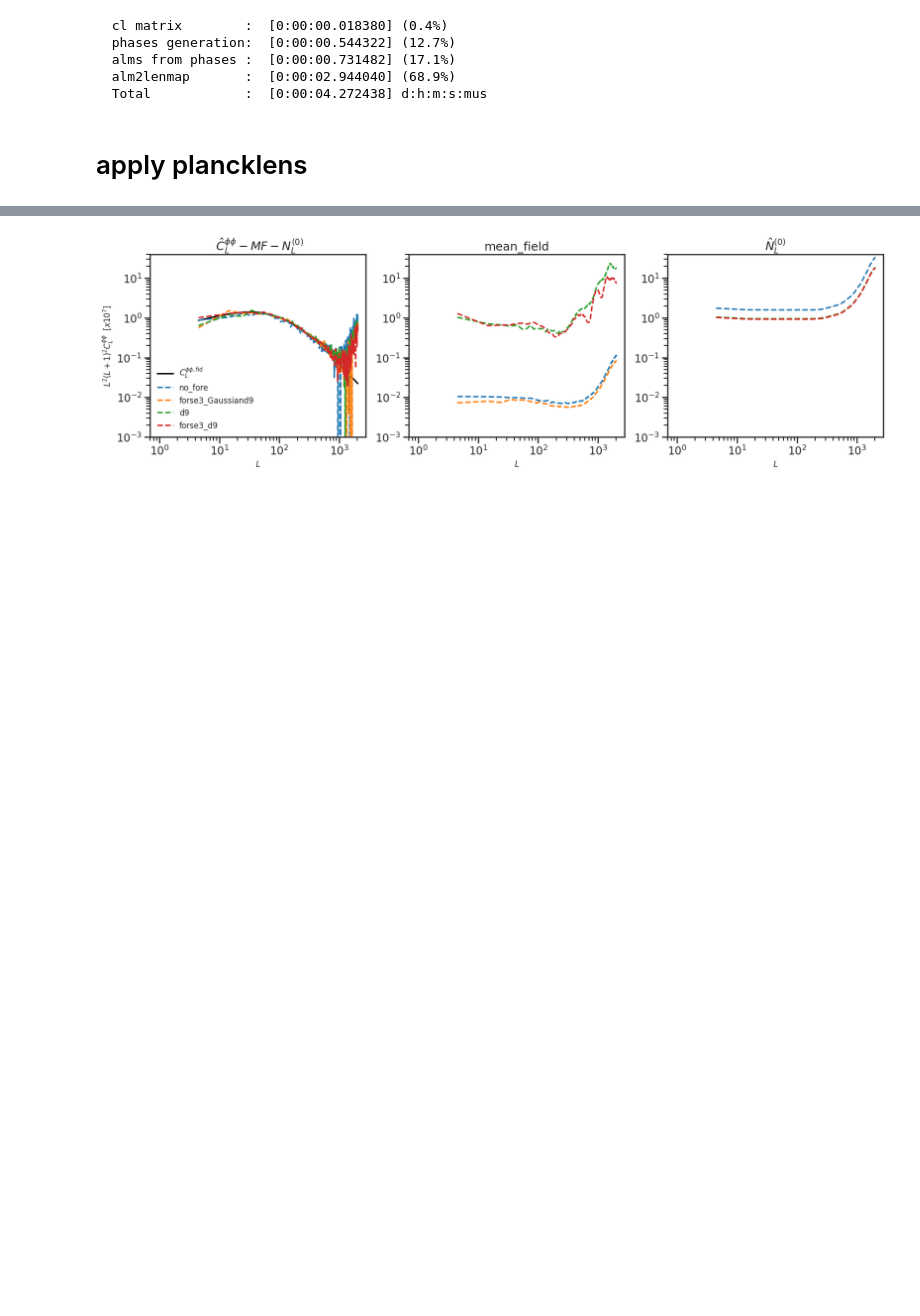
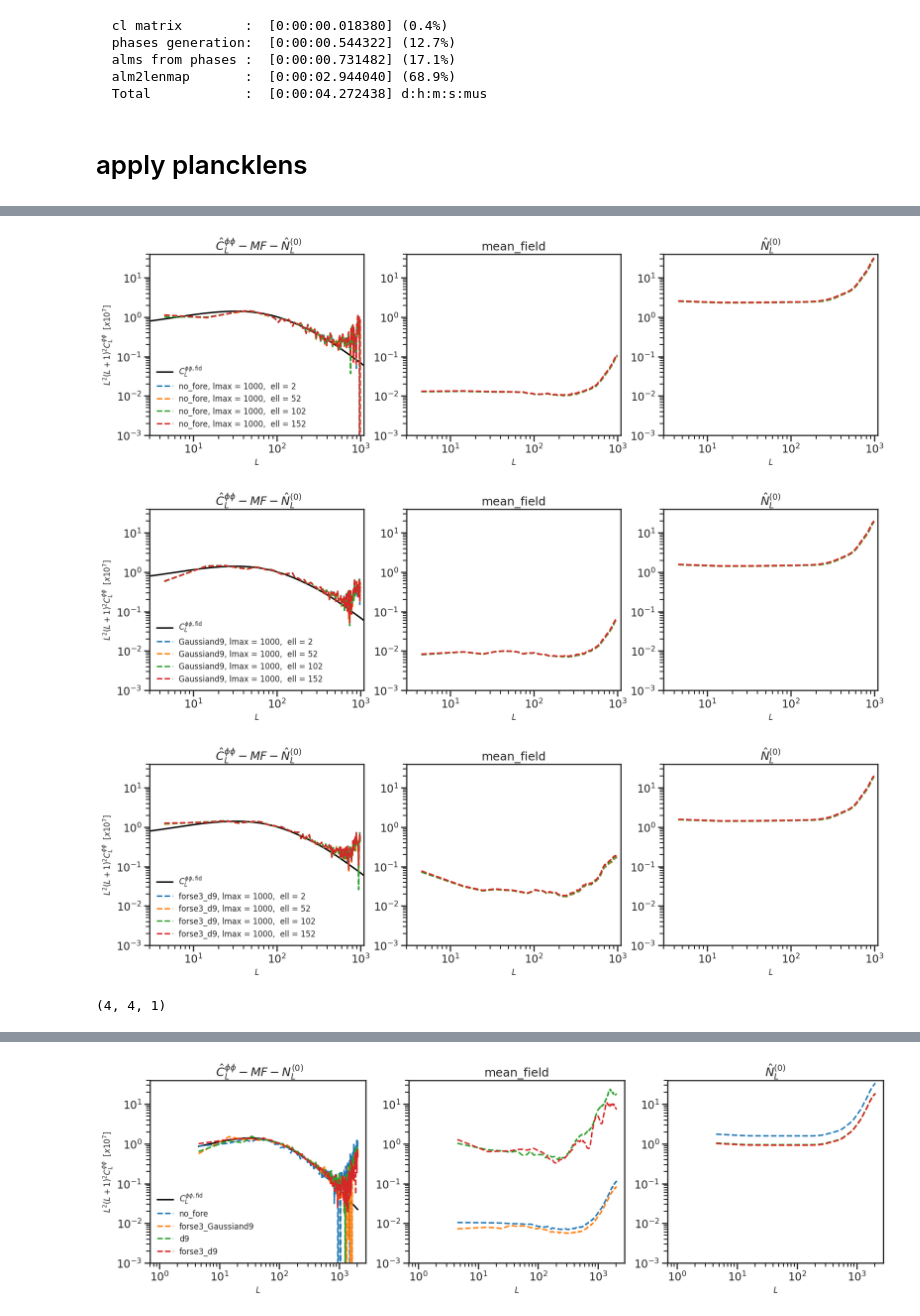
Before and after one commit to yaojian95/non_gau_lensing, a Jupyter notebook: try_plancklen.ipynb, the cells around one changed output, grey strips where cells are left out. Cells and saved outputs as stored; diff of their text form; code cells hidden in the pictures; blank space fills up the shorter version.

```diff
--- a/try_plancklen.ipynb
+++ b/try_plancklen.ipynb
@@ -494,0 +537,69 @@ Cached  /pscratch/sd/j/jianyao/data_lensing/lenre_results/SO_LAT/cleaned_cmb_d9_
+# %%
+# cases = ['d0', 'd1', 'forse3_d0', 'forse3_d1']
+# cases = ['forse3_d0']
+# cases = ['d9', 'd10', 'forse3_d9', 'forse3_d10','forse3_Gaussiand10', 'forse3_Gaussiand1', 'forse3_d0', 'forse3_d1']
+# cases = ['forse3_d0']
+# cases = ['forse3_Gaussiand9']
+# cases = ['d9', 'd10', 'forse3_d9', 'forse3_d10', 'forse3_Gaussiand9','forse3_Gaussiand10']
+cases = ['no_fore', 'forse3_Gaussiand9', 'forse3_d9']
+# cases = ['no_fore']
+
+# cases = ['d9']
+
+# transf = hp.gauss_beam(np.radians(1.4/60), lmax=lmax_ivf)#*hp.pixwin(nside)[:lmax_ivf + 1] # maps are already deconvolved during component separation, before the lensing reconstruction
+# transf = hp.gauss_beam(np.radians(2.15/60), lmax=lmax_ivf)
+# transf = hp.pixwin(nside, lmax = lmax_ivf)
+
+qe_key = 'p_eb'
+label=r'$C_L^{\hat \phi \hat \phi}$' if qe_key[0] == 'p' else r'$C_L^{\hat \omega \hat \omega}$'
+
+titles = [r' $ \hat{C}_L^{\phi\phi} - MF - \hat N_L^{(0)}$', 'mean_field', r'$\hat N_L^{(0)}$', ]
+case_names = ['no_fore', 'Gaussiand9', 'forse3_d9']
+
+# varying_ell = np.arange(600, 2000, 400)
+varying_ell = np.arange(2, 200, 50)
+
+lmin_fix = 100
+lmax_fix = 1000
+
+if varying_ell[-1] > 500:
+    print('varying lmax while keeping lmin fixed')
+    label_i = 'lmin = %s'%lmin_fix
+
+    results_all = []
+    for lmax_ivf in varying_ell:
+        # transf = np.ones(lmax_ivf + 1)
+        result_i = run_qe(cases,  lmin_ivf = lmin_fix, lmax_ivf=lmax_ivf, lmax_qlm = 1000, return_results=True, plot = False)
+        results_all.append(result_i)
+
+# else:
+label_i = 'lmax = %s'%lmax_fix
+#     results_all = []
+#     lmax_fix = 1000 #fix lmax_ivf when changing lmin_ivf
+#     for lmin_ivf in varying_ell:
+#         transf = np.ones(lmax_fix + 1)
+#         result_i = run_qe(cases,  lmin_ivf = lmin_ivf, lmax_ivf=lmax_fix, lmax_qlm = 1000, transf=transf, return_results=True, plot = False)
+#         results_all.append(result_i)
+
+for j in range(len(cases)):
+
+    fig, axes = plt.subplots(1, 3, figsize = (20, 5))
+    # plt.title('EB for %s'%add_foreground)
+    axes[0].loglog(cl_pp, c='k', label=r'$C_L^{\phi\phi, \rm fid}$')
+    for k in range(len(varying_ell)):
+        results_all_i = results_all_lmin[k]
+        for i in range(3):
+            axes[i].set_title('%s'%titles[i])
+
+            axes[i].loglog(results_all_i[0][j], results_all_i[i+1][j], '--', label= '%s, %s,  ell = %s'%(case_names[j], label_i, varying_ell[k]))
+
+            axes[i].set_xlabel('$L$', fontsize=12)
+            axes[i].set_ylim(1e-3,4e1)
+            axes[i].set_xlim(3, 1.1e3)
+            if i == 0:
+                axes[i].set_ylabel('$L^2 (L + 1)^2 C_L^{\phi\phi}$  [$x10^7$]', fontsize=12)
+                axes[i].legend(fontsize=12, loc='lower left', frameon = False)
+# %% [output]
+[figure, added]
+[figure, added]
+[figure, added]
@@ -494,0 +610,4 @@ Cached  /pscratch/sd/j/jianyao/data_lensing/lenre_results/SO_LAT/cleaned_cmb_d9_
+# %%
+d9_pysm.shape
+# %% [output]
+(4, 4, 1)
```
Also changed, not shown: parts of 36 cells of this notebook.
